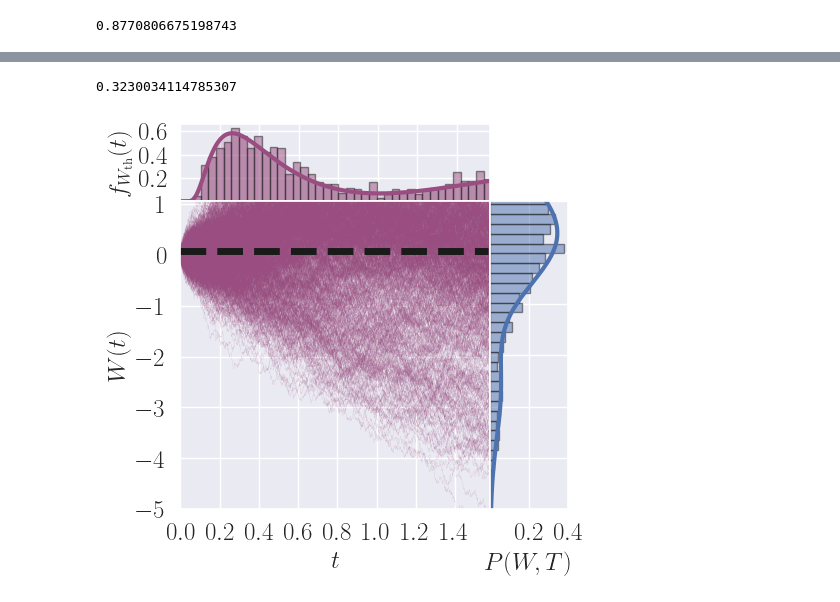
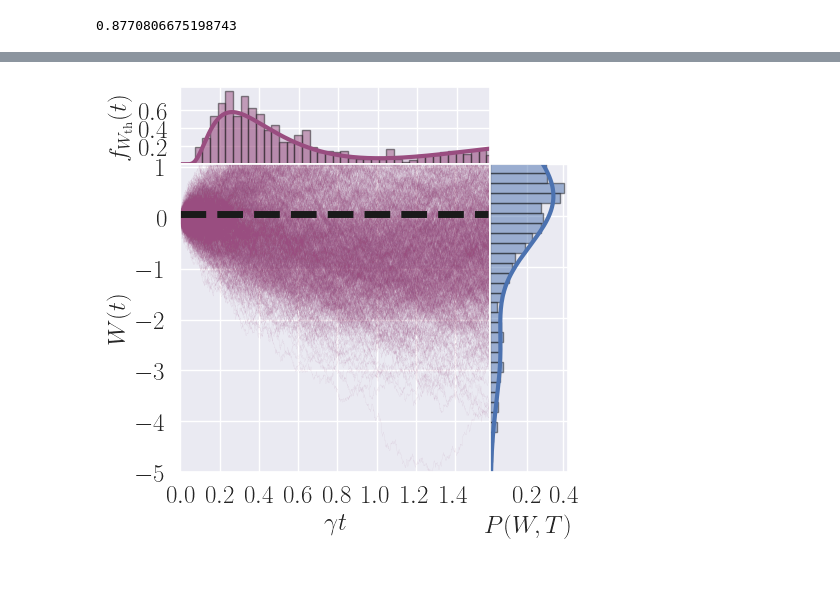
Before and after one commit to mikeal888/First_Passage_Times, a Jupyter notebook: Gambling_demon.ipynb, the cells around one changed output, grey strips where cells are left out. Drawn from its saved outputs; the diff is of its cells as text; code cells hidden in the pictures; blank space fills up the shorter version.

```diff
--- a/Gambling_demon.ipynb
+++ b/Gambling_demon.ipynb
@@ -213,9 +213,7 @@ N_min = np.argmin(np.abs(N+N_cutoff))
 Wbar = -np.sum(N[N_min:]*Pn_vec_T[N_min:, idx_W])
 W_T = N_cutoff * PT +(1-PT) * Wbar
 
-N_th = PT +
+# N_th = PT +
-# %% [output]
-0.3230034114785307
 # %%
 fig = plt.figure(figsize=(5, 5))
 gs = fig.add_gridspec(5, 5)
@@ -231,33 +229,33 @@ ax1.hist(hitting_times, bins=200, color=color, alpha=0.5, density=True, edgecolo
 plt.xticks(np.arange(0, tf, 0.2), [])
 plt.xlim(0, t_cutoff)
 plt.yticks(np.arange(0.2, 0.7, 0.2), fontsize=fs)
 plt.ylabel(r'$f_{W_{\rm th}}(t)$', fontsize=fs)
 
 ax2 = fig.add_subplot(gs[1:5, :4])
-ax2.plot(t, W[:1000].T, color=color, linewidth=0.05, alpha=1)
+ax2.plot(t, -W[:1000].T, color=color, linewidth=0.05, alpha=0.5)
 # plt.vlines(t_cutoff, -5, N_cutoff, color='b', linewidth=5, linestyle='--')
 # plt.hlines(N_cutoff, 0, t_cutoff, color=color, linewidth=5, linestyle='--')
 plt.hlines(W_T, 0, t_cutoff, color='k', linewidth=5, linestyle='--')
 
 plt.ylim(-5, N_cutoff+0.05)
 plt.yticks(np.arange(-5, N_cutoff+1, 1), fontsize=fs)
 plt.xticks(np.arange(0, t_cutoff, 0.2), fontsize=fs)
 plt.xlim(0, t_cutoff+0.01)
 plt.ylabel(r'$W(t)$', fontsize=fs)
-plt.xlabel(r'$t$', fontsize=fs)
+plt.xlabel(r'$\gamma t$', fontsize=fs)
 
 ax3 = fig.add_subplot(gs[1:, 4])
 ax3.plot(Pn_vec_T[:, idx_W]/dN, -N, color='b', linewidth=3)
 ax3.hist(W[:, idx_W], bins=50, orientation='horizontal', color='b', alpha=0.5, density=True, edgecolor='k')
 plt.yticks(np.arange(-5, N_cutoff+1, 1),[])
 plt.ylim(-5, N_cutoff)
 plt.xticks(np.arange(0.2, 0.5, 0.2), fontsize=fs)
 
 plt.xlabel(r'$P(W, T)$', fontsize=fs)
 plt.subplots_adjust(wspace=0, hspace=0)
 
 plt.show()
 
 fig.savefig('Figures/Gambling_demon_mean.png', bbox_inches='tight', dpi=200)
 # %% [output]
-[figure, old version]
+[figure, new version]
```
Also changed, not shown: parts of 2 cells of this notebook, 1 other file.
